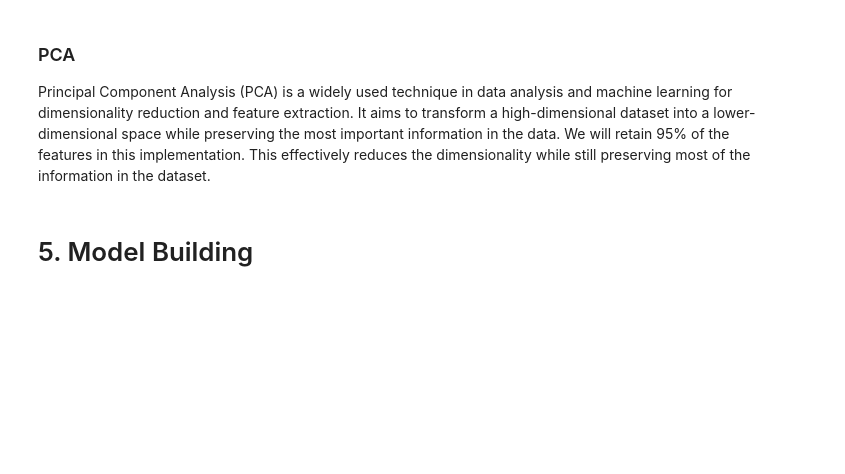
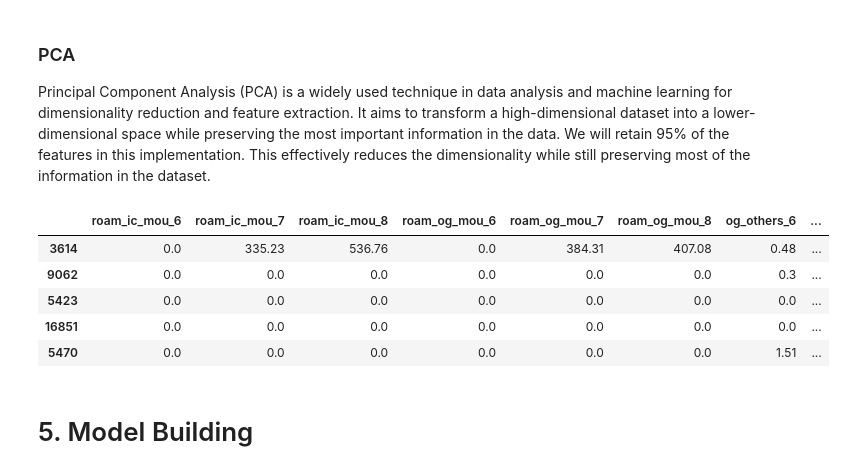
Before and after one commit to chitra-psg/telecom_churn, a Jupyter notebook: telecom_churn_prediction_final.ipynb, the cells around one changed output. Saved outputs shown, nothing was run; the diff lists cells and outputs as text; code cells hidden in the pictures; blank space fills up the shorter version.

```diff
--- a/telecom_churn_prediction_final.ipynb
+++ b/telecom_churn_prediction_final.ipynb
@@ -791,6 +855,15 @@ Principal Component Analysis (PCA) is a widely used technique in data analysis a
 # %%
 numerical_features = [i for i in X.columns if not re.search('night|fb',i)]
 categorical_features = [i for i in X.columns if re.search('night|fb',i)]
+# %%
+X_test.head()
+# %% [output]
+|  | roam_ic_mou_6 | roam_ic_mou_7 | roam_ic_mou_8 | roam_og_mou_6 | roam_og_mou_7 | roam_og_mou_8 | og_others_6 | ... |
+| 3614 | 0.0 | 335.23 | 536.76 | 0.0 | 384.31 | 407.08 | 0.48 | ... |
+| 9062 | 0.0 | 0.0 | 0.0 | 0.0 | 0.0 | 0.0 | 0.3 | ... |
+| 5423 | 0.0 | 0.0 | 0.0 | 0.0 | 0.0 | 0.0 | 0.0 | ... |
+| 16851 | 0.0 | 0.0 | 0.0 | 0.0 | 0.0 | 0.0 | 0.0 | ... |
+| 5470 | 0.0 | 0.0 | 0.0 | 0.0 | 0.0 | 0.0 | 1.51 | ... |
 # %%
 from imblearn.over_sampling import SMOTE
 
```
Also changed, not shown: parts of 14 cells of this notebook.
